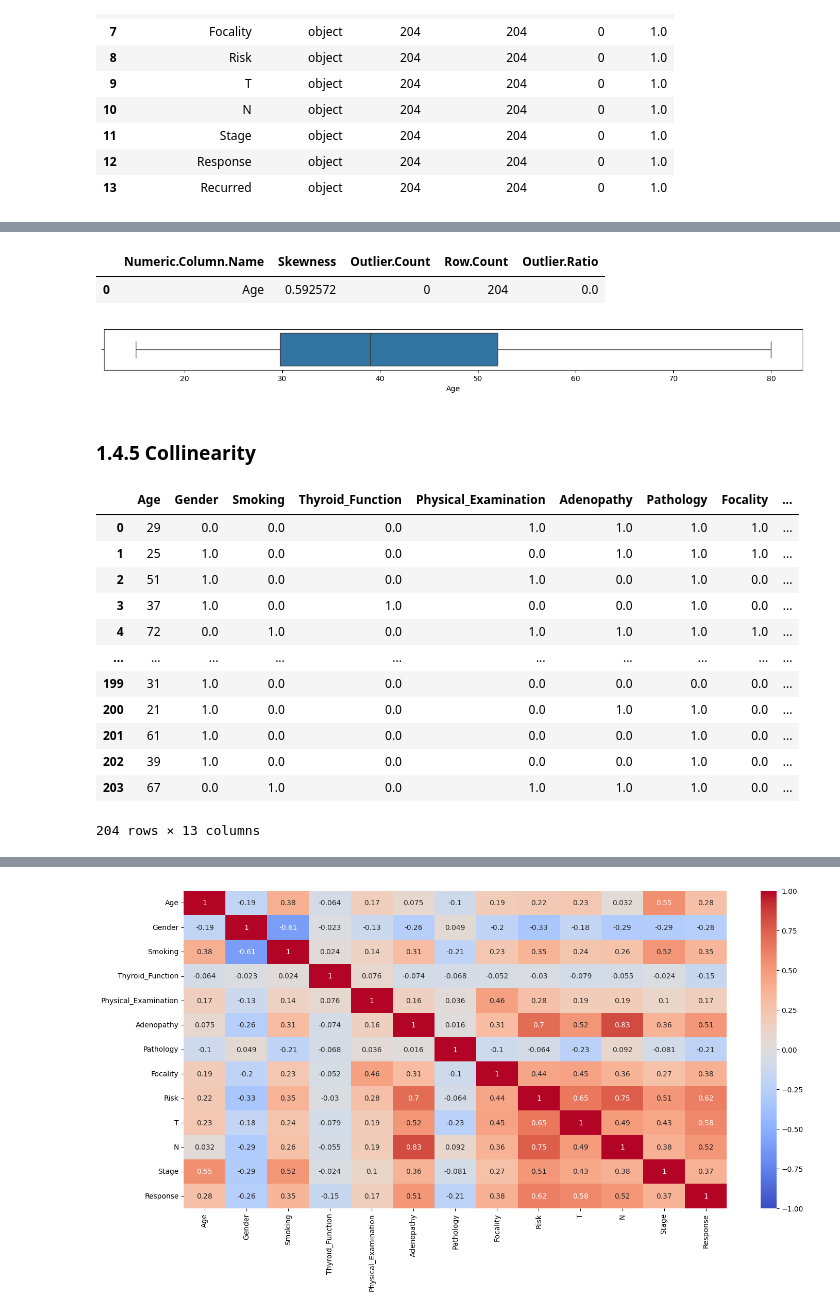
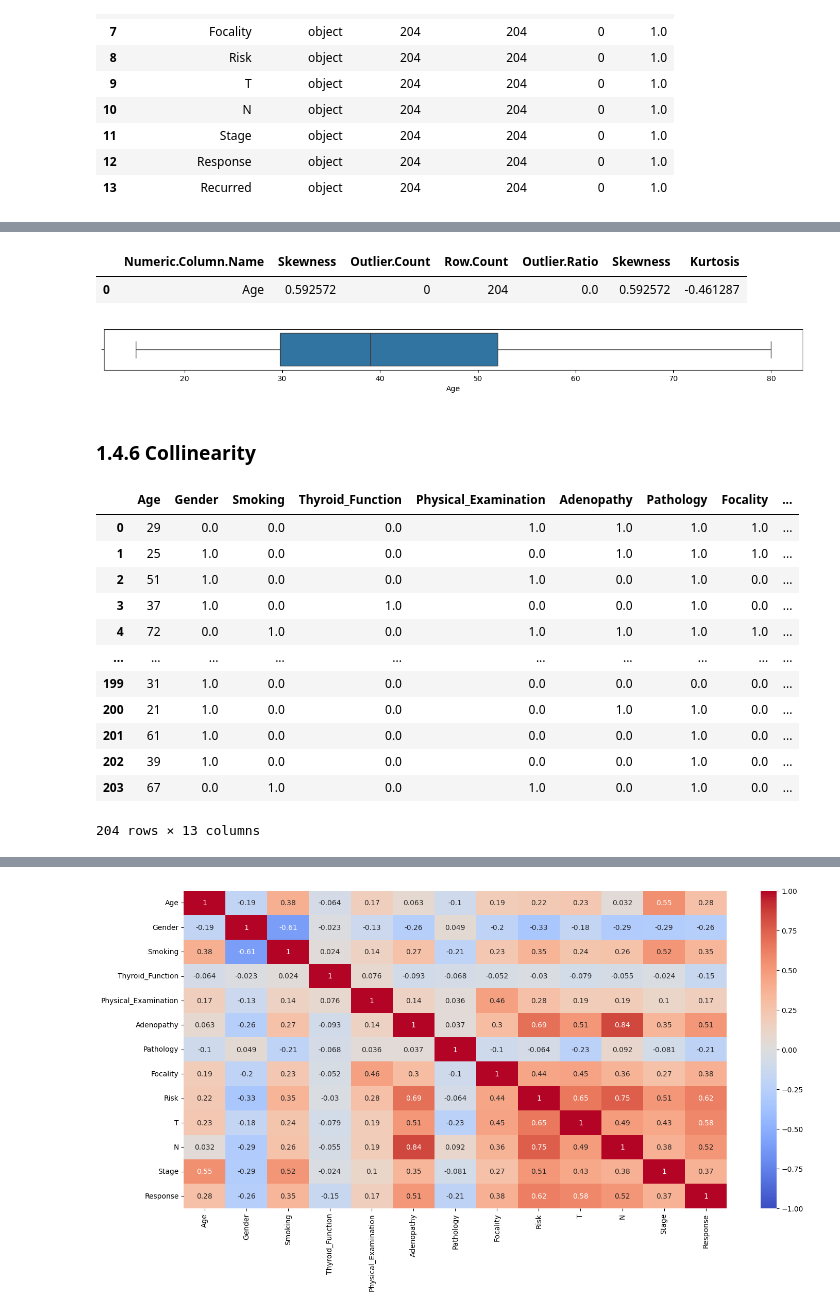
Before and after one commit to JohnPaulinePineda/Portfolio_Project_59, a Jupyter notebook: codes/LeveragingEnsembleLearningWithBaggingBoostingStackingAndBlendingApproaches.ipynb, the cells around one changed output, grey strips where cells are left out. Cells and saved outputs as stored; diff of their text form; code cells hidden in the pictures.

```diff
--- a/codes/LeveragingEnsembleLearningWithBaggingBoostingStackingAndBlendingApproaches.ipynb
+++ b/codes/LeveragingEnsembleLearningWithBaggingBoostingStackingAndBlendingApproaches.ipynb
@@ -282,7 +282,7 @@ thyroid_cancer['Physical_Examination'] = thyroid_cancer['Physical_Examination'].
 thyroid_cancer['Adenopathy'] = thyroid_cancer['Adenopathy'].astype('category')
 thyroid_cancer['Adenopathy'] = thyroid_cancer['Adenopathy'].cat.set_categories(['No', 'Left', 'Right', 'Bilateral' 'Posterior', 'Extensive'], ordered=True)
 thyroid_cancer['Pathology'] = thyroid_cancer['Pathology'].astype('category')
-thyroid_cancer['Pathology'] = thyroid_cancer['Pathology'].cat.set_categories(['Hurthle Cell', 'Micropapillary', 'Papillary', 'Follicular'], ordered=True)
+thyroid_cancer['Pathology'] = thyroid_cancer['Pathology'].cat.set_categories(['Hurthle Cell', 'Follicular', 'Micropapillary', 'Papillary'], ordered=True)
 thyroid_cancer['Focality'] = thyroid_cancer['Focality'].astype('category')
 thyroid_cancer['Focality'] = thyroid_cancer['Focality'].cat.set_categories(['Uni-Focal', 'Multi-Focal'], ordered=True)
 thyroid_cancer['Risk'] = thyroid_cancer['Risk'].astype('category')
@@ -296,7 +296,7 @@ thyroid_cancer['M'] = thyroid_cancer['M'].cat.set_categories(['M0', 'M1'], order
 thyroid_cancer['Stage'] = thyroid_cancer['Stage'].astype('category')
 thyroid_cancer['Stage'] = thyroid_cancer['Stage'].cat.set_categories(['I', 'II', 'III', 'IVA', 'IVB'], ordered=True)
 thyroid_cancer['Response'] = thyroid_cancer['Response'].astype('category')
-thyroid_cancer['Response'] = thyroid_cancer['Response'].cat.set_categories(['Indeterminate', 'Structural Incomplete', 'Biochemical Incomplete', 'Excellent'], ordered=True)
+thyroid_cancer['Response'] = thyroid_cancer['Response'].cat.set_categories(['Excellent', 'Structural Incomplete', 'Biochemical Incomplete', 'Indeterminate'], ordered=True)
 # %%
 ##################################
 # Performing a general exploration of the numeric variables
@@ -1216,7 +1265,7 @@ thyroid_cancer_train_column_filtered.head()
 ##################################
 thyroid_cancer_train_column_filtered['Thyroid_Function'] = thyroid_cancer_train_column_filtered['Thyroid_Function'].map(lambda x: 'Euthyroid' if (x in ['Euthyroid'])  else 'Hypothyroidism or Hyperthyroidism')
 thyroid_cancer_train_column_filtered['Physical_Examination'] = thyroid_cancer_train_column_filtered['Physical_Examination'].map(lambda x: 'Normal or Single Nodular Goiter' if (x in ['Normal', 'Single nodular goiter-left', 'Single nodular goiter-right'])  else 'Multinodular or Diffuse Goiter')
-thyroid_cancer_train_column_filtered['Adenopathy'] = thyroid_cancer_train_column_filtered['Adenopathy'].map(lambda x: 'No' if (x in ['No'])  else 'Yes')
+thyroid_cancer_train_column_filtered['Adenopathy'] = thyroid_cancer_train_column_filtered['Adenopathy'].map(lambda x: 'No' if x == 'No' else ('Yes' if pd.notna(x) and x != '' else x))
 thyroid_cancer_train_column_filtered['Pathology'] = thyroid_cancer_train_column_filtered['Pathology'].map(lambda x: 'Non-Papillary' if (x in ['Hurthle Cell', 'Follicular'])  else 'Papillary')
 thyroid_cancer_train_column_filtered['Risk'] = thyroid_cancer_train_column_filtered['Risk'].map(lambda x: 'Low' if (x in ['Low'])  else 'Intermediate to High')
 thyroid_cancer_train_column_filtered['T'] = thyroid_cancer_train_column_filtered['T'].map(lambda x: 'T1 to T2' if (x in ['T1a', 'T1b', 'T2'])  else 'T3 to T4b')
@@ -1459,24 +1554,38 @@ numeric_row_count_list = list([len(thyroid_cancer_train_column_filtered_imputed_
 ##################################
 numeric_outlier_ratio_list = map(truediv, numeric_outlier_count_list, numeric_row_count_list)
+# %%
+##################################
+# Gathering the skewness value for each numeric column
+##################################
+numeric_skewness_list = thyroid_cancer_train_column_filtered_imputed_numeric.skew()
+# %%
+##################################
+# Gathering the kurtosis value for each numeric column
+##################################
+numeric_kurtosis_list = thyroid_cancer_train_column_filtered_imputed_numeric.kurtosis()
 # %%
 ##################################
 # Formulating the outlier summary
 # for all numeric columns
 ##################################
 numeric_column_outlier_summary = pd.DataFrame(zip(numeric_variable_name_list,
                                                   numeric_skewness_list,
                                                   numeric_outlier_count_list,
                                                   numeric_row_count_list,
-                                                  numeric_outlier_ratio_list),
+                                                  numeric_outlier_ratio_list,
+                                                  numeric_skewness_list,
+                                                  numeric_kurtosis_list),
                                         columns=['Numeric.Column.Name',
                                                  'Skewness',
                                                  'Outlier.Count',
                                                  'Row.Count',
-                                                 'Outlier.Ratio'])
+                                                 'Outlier.Ratio',
+                                                 'Skewness',
+                                                 'Kurtosis'])
 display(numeric_column_outlier_summary)
 # %% [output]
-|  | Numeric.Column.Name | Skewness | Outlier.Count | Row.Count | Outlier.Ratio |
-| 0 | Age | 0.592572 | 0 | 204 | 0.0 |
+|  | Numeric.Column.Name | Skewness | Outlier.Count | Row.Count | Outlier.Ratio | Skewness | Kurtosis |
+| 0 | Age | 0.592572 | 0 | 204 | 0.0 | 0.592572 | -0.461287 |
 # %%
 ##################################
 # Formulating the individual boxplots
@@ -1488,7 +1597,7 @@ for column in thyroid_cancer_train_column_filtered_imputed_numeric:
 # %% [output]
 [figure]
 # %% [markdown]
-### 1.4.5 Collinearity <a class="anchor" id="1.4.5"></a>
+### 1.4.6 Collinearity <a class="anchor" id="1.4.6"></a>
 # %%
 ##################################
 # Creating a dataset copy and
@@ -1530,7 +1639,7 @@ display(thyroid_cancer_train_correlation)
 | 200 | 21 | 1.0 | 0.0 | 0.0 | 0.0 | 1.0 | 1.0 | 0.0 | ... |
 | 201 | 61 | 1.0 | 0.0 | 0.0 | 0.0 | 0.0 | 1.0 | 0.0 | ... |
 | 202 | 39 | 1.0 | 0.0 | 0.0 | 0.0 | 0.0 | 1.0 | 0.0 | ... |
-| 203 | 67 | 0.0 | 1.0 | 0.0 | 1.0 | 1.0 | 1.0 | 0.0 | ... |
+| 203 | 67 | 0.0 | 1.0 | 0.0 | 1.0 | 0.0 | 1.0 | 0.0 | ... |
 204 rows × 13 columns
 # %%
 ##################################
```
Also changed, not shown: parts of 16 cells of this notebook, 2 other files.
